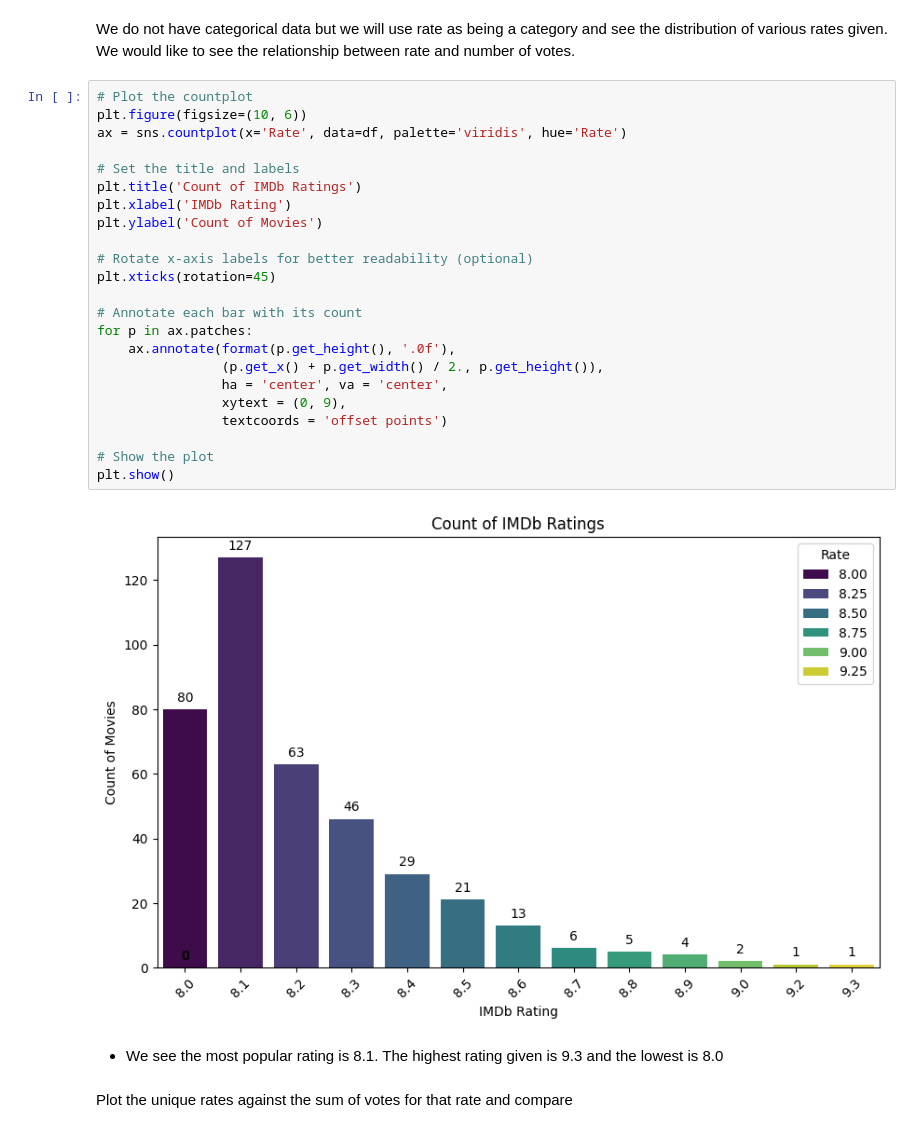
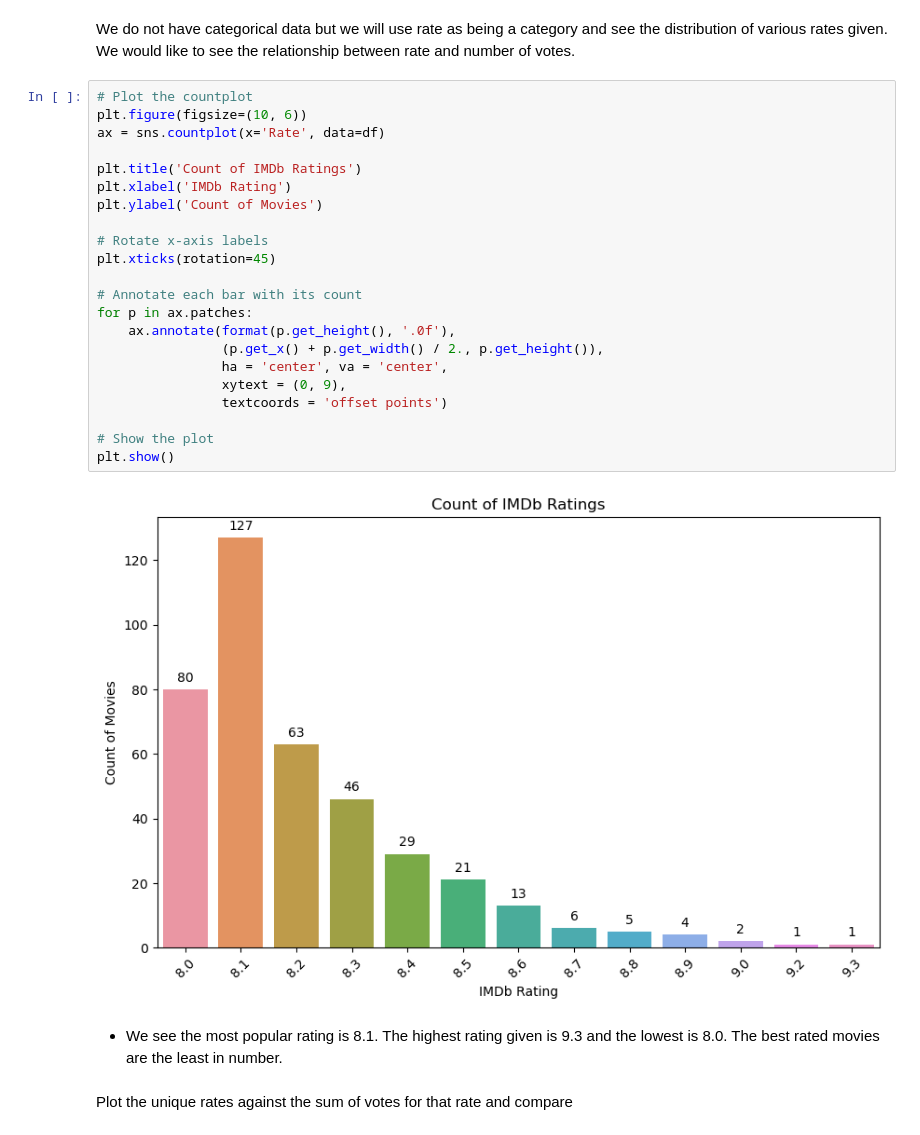
Before and after one commit to MachukaJoy/datavisualization_week2, a Jupyter notebook: week2_assignment.ipynb, the cells around one changed output. Cells and saved outputs as stored; diff of their text form.

Commit message:
code: adds more visualization code and conclusion

```diff
--- a/week2_assignment.ipynb
+++ b/week2_assignment.ipynb
@@ -444,30 +437,29 @@ We do not have categorical data but we will use rate as being a category and see
 # %%
 # Plot the countplot
 plt.figure(figsize=(10, 6))
-ax = sns.countplot(x='Rate', data=df, palette='viridis', hue='Rate')
+ax = sns.countplot(x='Rate', data=df)
 
-# Set the title and labels
 plt.title('Count of IMDb Ratings')
 plt.xlabel('IMDb Rating')
 plt.ylabel('Count of Movies')
 
-# Rotate x-axis labels for better readability (optional)
+# Rotate x-axis labels
 plt.xticks(rotation=45)
 
 # Annotate each bar with its count
 for p in ax.patches:
     ax.annotate(format(p.get_height(), '.0f'),
                 (p.get_x() + p.get_width() / 2., p.get_height()),
                 ha = 'center', va = 'center',
                 xytext = (0, 9),
                 textcoords = 'offset points')
 
 # Show the plot
 plt.show()
 # %% [output]
-[figure, old version]
+[figure, new version]
 # %% [markdown]
-- We see the most popular rating is 8.1. The highest rating given is 9.3 and the lowest is 8.0
+- We see the most popular rating is 8.1. The highest rating given is 9.3 and the lowest is 8.0. The best rated movies are the least in number.
 # %% [markdown]
 Plot the unique rates against the sum of votes for that rate and compare
 # %%
```
Also changed, not shown: parts of 36 cells of this notebook.
